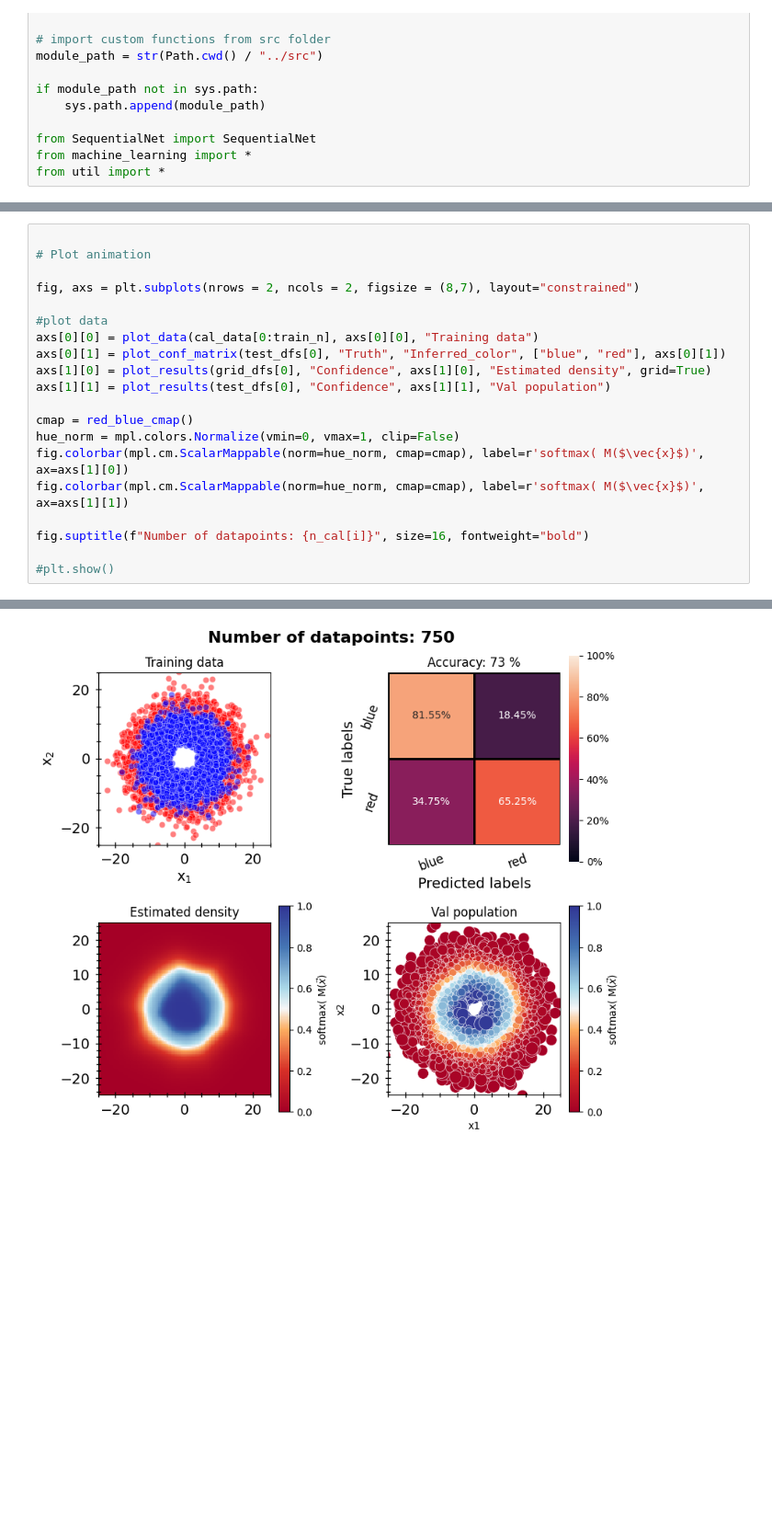
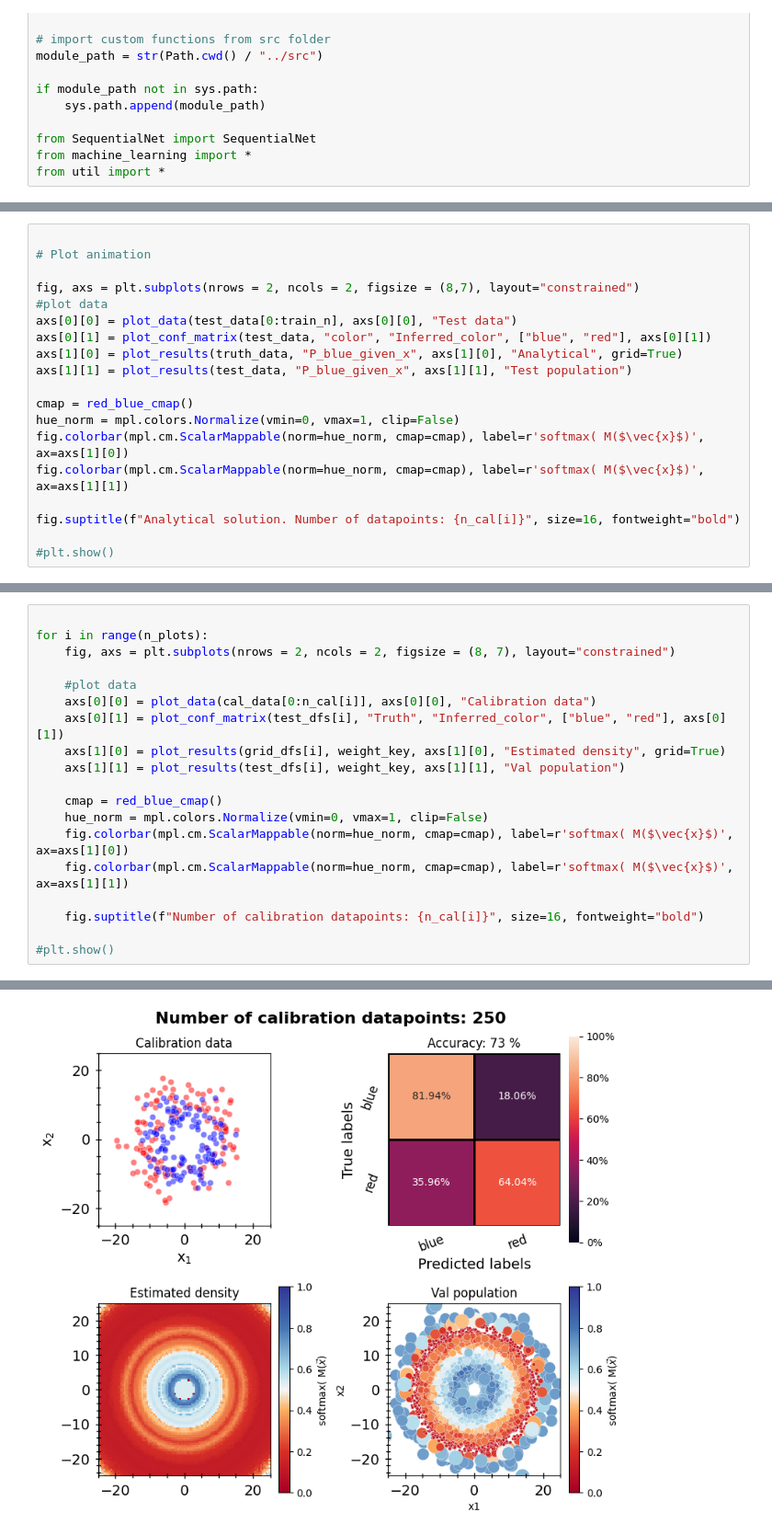
Before and after one commit to choisant/foundational-modeling, a Jupyter notebook: toy_experiment/calibration/calibration_results_truth.ipynb, the cells around one changed output, grey strips where cells are left out. Shown at 92% size. Cells and saved outputs as stored; diff of their text form; blank space fills up the shorter version.

```diff
--- a/toy_experiment/calibration/calibration_results_truth.ipynb
+++ b/toy_experiment/calibration/calibration_results_truth.ipynb
@@ -159,0 +192,19 @@ FileNotFoundError: [Errno 2] Unable to synchronously open file (unable to open f
+# %%
+
+# Plot animation
+
+fig, axs = plt.subplots(nrows = 2, ncols = 2, figsize = (8,7), layout="constrained")
+#plot data
+axs[0][0] = plot_data(test_data[0:train_n], axs[0][0], "Test data")
+axs[0][1] = plot_conf_matrix(test_data, "color", "Inferred_color", ["blue", "red"], axs[0][1])
+axs[1][0] = plot_results(truth_data, "P_blue_given_x", axs[1][0], "Analytical", grid=True)
+axs[1][1] = plot_results(test_data, "P_blue_given_x", axs[1][1], "Test population")
+
+cmap = red_blue_cmap()
+hue_norm = mpl.colors.Normalize(vmin=0, vmax=1, clip=False)
+fig.colorbar(mpl.cm.ScalarMappable(norm=hue_norm, cmap=cmap), label=r'softmax( M($\vec{x}$)', ax=axs[1][0])
+fig.colorbar(mpl.cm.ScalarMappable(norm=hue_norm, cmap=cmap), label=r'softmax( M($\vec{x}$)', ax=axs[1][1])
+
+fig.suptitle(f"Analytical solution. Number of datapoints: {n_cal[i]}", size=16, fontweight="bold")
+
+#plt.show()
@@ -160,21 +214,20 @@ FileNotFoundError: [Errno 2] Unable to synchronously open file (unable to open f
 # %%
 
-# Plot animation
+for i in range(n_plots):
+    fig, axs = plt.subplots(nrows = 2, ncols = 2, figsize = (8, 7), layout="constrained")
 
-fig, axs = plt.subplots(nrows = 2, ncols = 2, figsize = (8,7), layout="constrained")
+    #plot data
+    axs[0][0] = plot_data(cal_data[0:n_cal[i]], axs[0][0], "Calibration data")
+    axs[0][1] = plot_conf_matrix(test_dfs[i], "Truth", "Inferred_color", ["blue", "red"], axs[0][1])
+    axs[1][0] = plot_results(grid_dfs[i], weight_key, axs[1][0], "Estimated density", grid=True)
+    axs[1][1] = plot_results(test_dfs[i], weight_key, axs[1][1], "Val population")
 
-#plot data
-axs[0][0] = plot_data(cal_data[0:train_n], axs[0][0], "Training data")
-axs[0][1] = plot_conf_matrix(test_dfs[0], "Truth", "Inferred_color", ["blue", "red"], axs[0][1])
-axs[1][0] = plot_results(grid_dfs[0], "Confidence", axs[1][0], "Estimated density", grid=True)
-axs[1][1] = plot_results(test_dfs[0], "Confidence", axs[1][1], "Val population")
+    cmap = red_blue_cmap()
+    hue_norm = mpl.colors.Normalize(vmin=0, vmax=1, clip=False)
+    fig.colorbar(mpl.cm.ScalarMappable(norm=hue_norm, cmap=cmap), label=r'softmax( M($\vec{x}$)', ax=axs[1][0])
+    fig.colorbar(mpl.cm.ScalarMappable(norm=hue_norm, cmap=cmap), label=r'softmax( M($\vec{x}$)', ax=axs[1][1])
 
-cmap = red_blue_cmap()
-hue_norm = mpl.colors.Normalize(vmin=0, vmax=1, clip=False)
-fig.colorbar(mpl.cm.ScalarMappable(norm=hue_norm, cmap=cmap), label=r'softmax( M($\vec{x}$)', ax=axs[1][0])
-fig.colorbar(mpl.cm.ScalarMappable(norm=hue_norm, cmap=cmap), label=r'softmax( M($\vec{x}$)', ax=axs[1][1])
-
-fig.suptitle(f"Number of datapoints: {n_cal[i]}", size=16, fontweight="bold")
+    fig.suptitle(f"Number of calibration datapoints: {n_cal[i]}", size=16, fontweight="bold")
 
 #plt.show()
 # %% [output]
@@ -182 +234 @@ Text(0.5, 0.98, 'Number of datapoints: 750')
-[figure, old version]
+[figure, new version]
```
Also changed, not shown: parts of 11 cells of this notebook, 8 other files.
